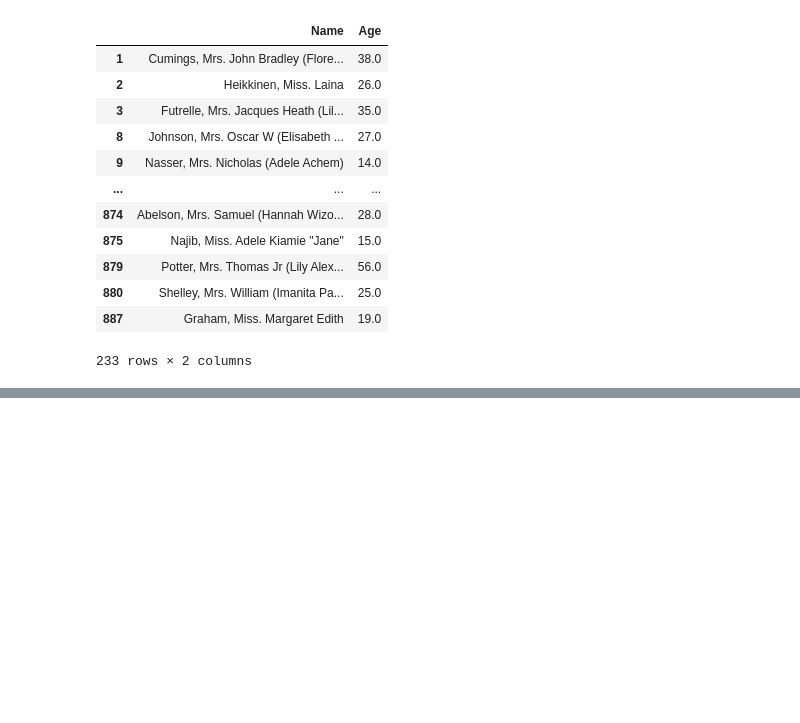
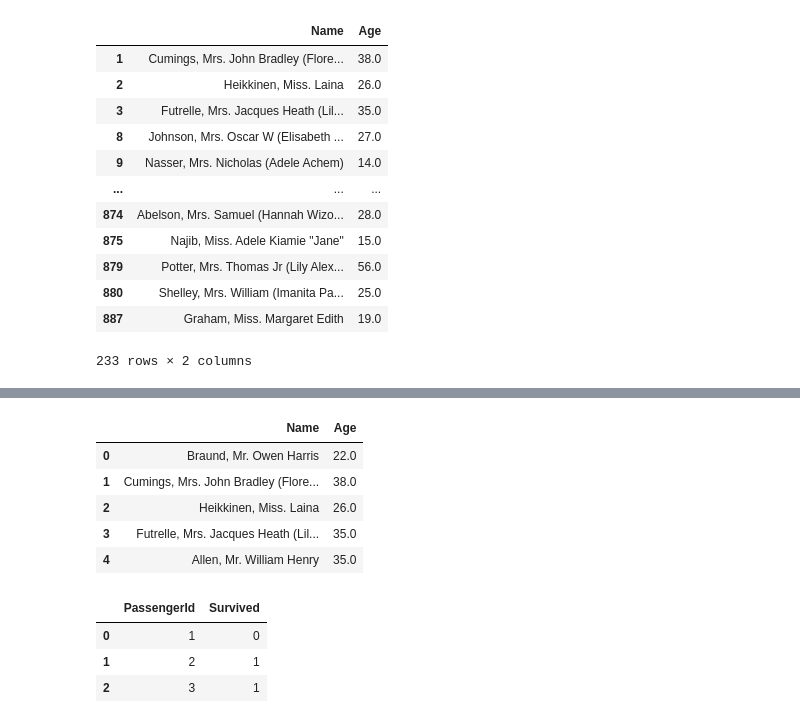
Before and after one commit to manojbalineni/Gen-AI, a Jupyter notebook: Pandas/02_Pandas.ipynb, the cells around one changed output, grey strips where cells are left out. Cells and saved outputs as stored; diff of their text form; code cells hidden in the pictures; blank space fills up the shorter version.

```diff
--- a/Pandas/02_Pandas.ipynb
+++ b/Pandas/02_Pandas.ipynb
@@ -214,0 +233,16 @@ df.loc[(df["Sex"] == "female") & (df["Survived"] == 1), ['Name', 'Age']]
+# %%
+df.loc[:4, ['Name' , 'Age']]
+# %% [output]
+|  | Name | Age |
+| 0 | Braund, Mr. Owen Harris | 22.0 |
+| 1 | Cumings, Mrs. John Bradley (Flore... | 38.0 |
+| 2 | Heikkinen, Miss. Laina | 26.0 |
+| 3 | Futrelle, Mrs. Jacques Heath (Lil... | 35.0 |
+| 4 | Allen, Mr. William Henry | 35.0 |
+# %%
+df.iloc[:3, :2]
+# %% [output]
+|  | PassengerId | Survived |
+| 0 | 1 | 0 |
+| 1 | 2 | 1 |
+| 2 | 3 | 1 |
```
Also changed, not shown: parts of 12 cells of this notebook, 1 other file.
